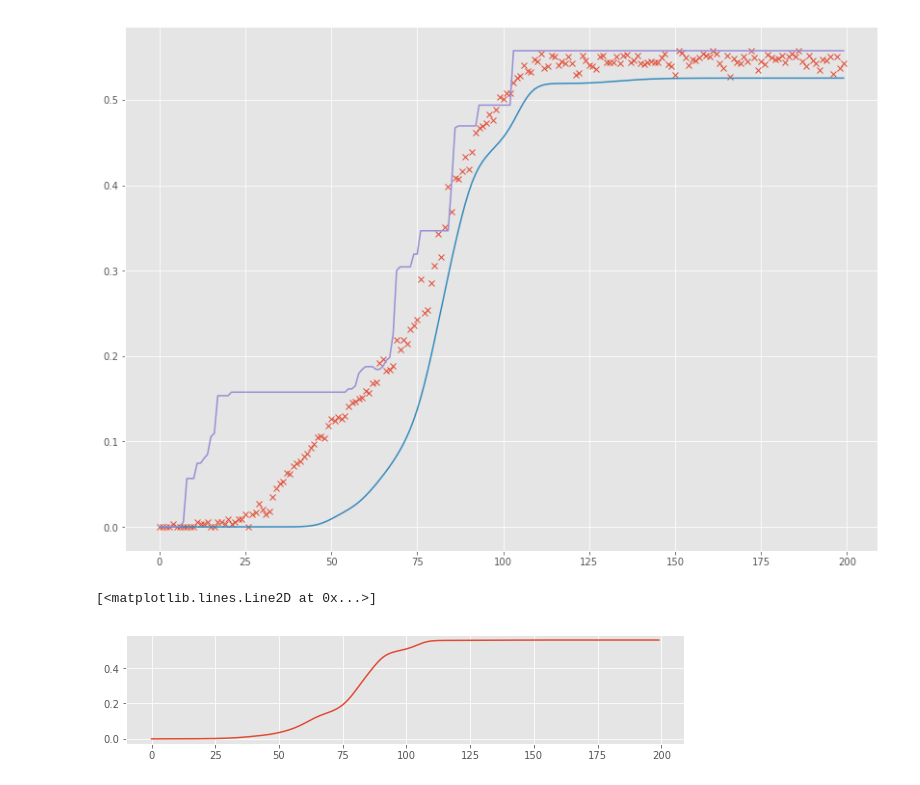
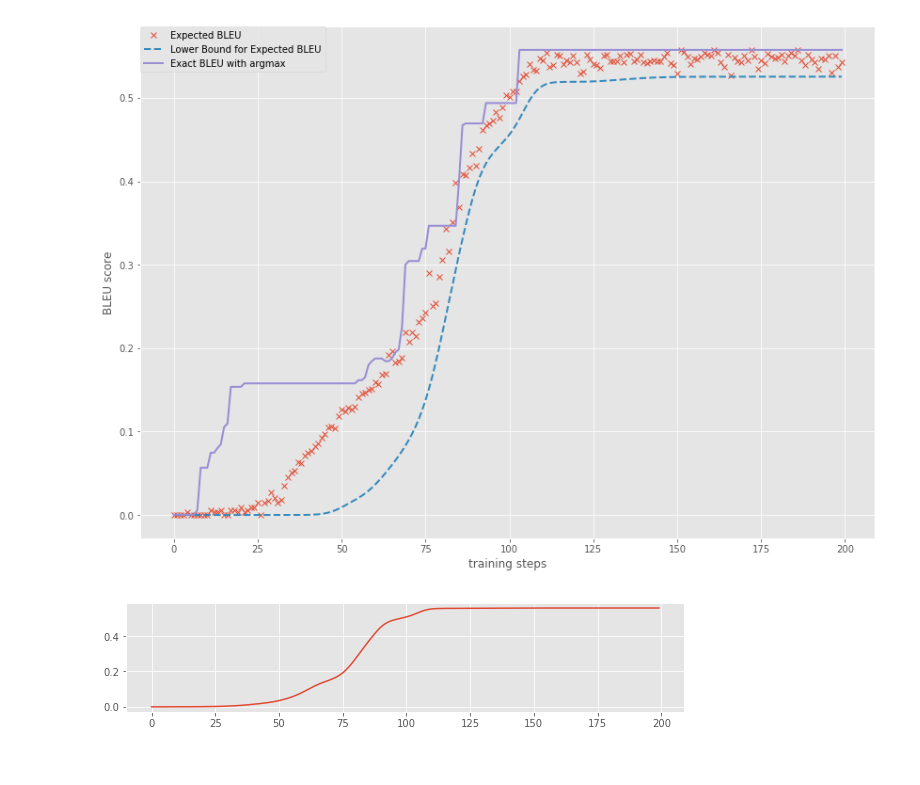
Before and after one commit to deeppavlov/expected_bleu, a Jupyter notebook: multiBLEU_results.ipynb, the cells around one changed output. Drawn from its saved outputs; the diff is of its cells as text; code cells hidden in the pictures.

```diff
--- a/multiBLEU_results.ipynb
+++ b/multiBLEU_results.ipynb
@@ -115,13 +121,14 @@ exact_estimations, estimations_ebleu,\
 # %%
 plt.figure(figsize=(14, 10))
 plt.plot(estimations_ebleu, 'x', linewidth=6, label='Expected BLEU')
-plt.plot(bleu_lb)
-plt.plot(exact_estimations)
-plt.show()
+plt.plot(bleu_lb, '--', linewidth=2, label='Lower Bound for Expected BLEU')
+plt.plot(exact_estimations, '-', linewidth=2, label='Exact BLEU with argmax')
+plt.ylabel('BLEU score')
+plt.xlabel('training steps')
+plt.legend(loc=2, borderaxespad=0.)
 plt.figure(figsize=(10, 2))
 plt.plot(grad_norms)
-#plt.show()
+plt.show()
 # %% [output]
-[figure, old version]
+[figure, new version]
-[<matplotlib.lines.Line2D at 0x...>]
 [figure]
```
Also changed, not shown: parts of 1 cell of this notebook, 3 other files.
